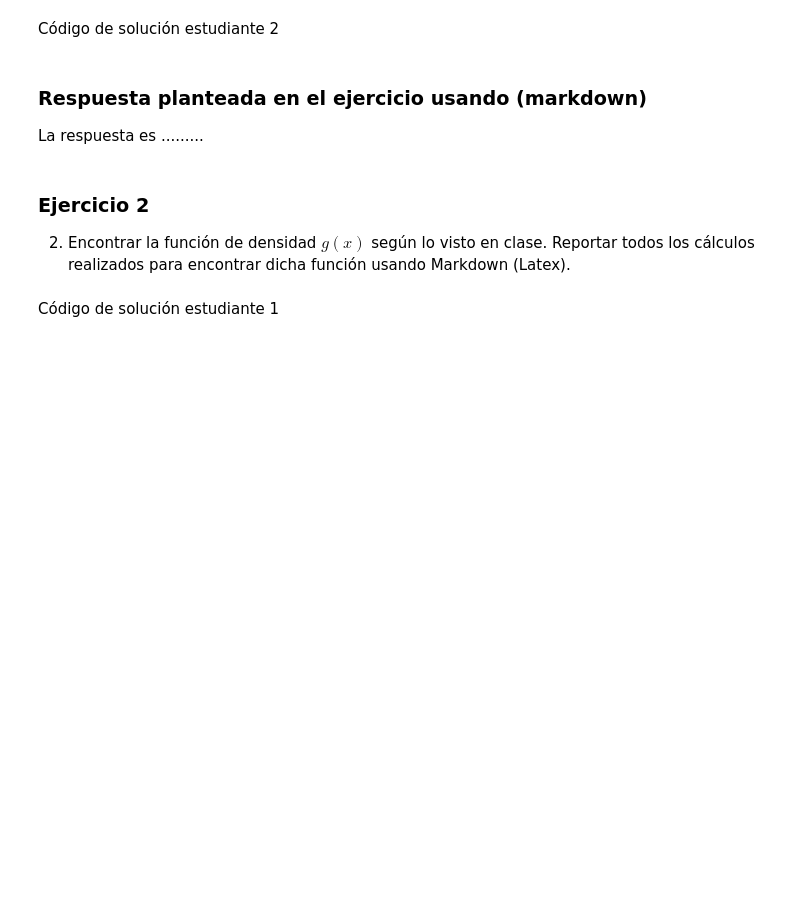
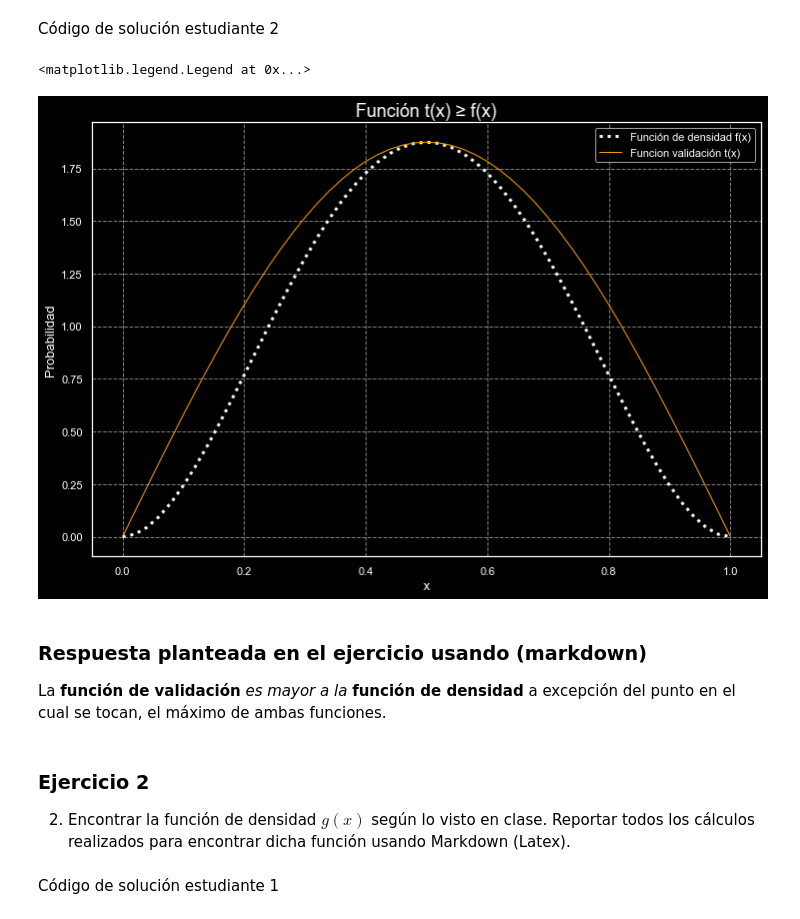
Before and after one commit to EMarquez7/Tarea6_MASanchez_EMarquez, a Jupyter notebook: Tarea 6.ipynb, the cells around one changed output. Cells and saved outputs as stored; diff of their text form; code cells hidden in the pictures; blank space fills up the shorter version.

```diff
--- a/Tarea 6.ipynb
+++ b/Tarea 6.ipynb
@@ -24,6 +24,13 @@ Responda los siguientes literales:
 1. Usar como función que mayora a $f(x)$ a $t(x)=a \sin(\pi x)$ donde a es el máximo de la función $f(x)$ y graficarlas en una misma gráfica, para validar que en realidad si cumple la condición $t(x)\geq f(x)$.
 # %% [markdown]
 Código de solución estudiante 1
+# %%
+import numpy as np
+from scipy import optimize
+import pandas as pd
+import matplotlib.pyplot as plt
+import seaborn as sns
+sns.set()
 # %%
 # Código de solución estudiante 1
 .
@@ -41,6 +44,26 @@ Código de solución estudiante 2
+# %%
+# Código de solución estudiante 2
+f = lambda x: 30 * (x**2 - 2 * x**3 + x**4) #Función objetivo
+max_f = f(optimize.fmin(lambda x:-f(x), 0, disp=False))#Máx. de f
+t = lambda x: max_f * np.sin(np.pi*x) #Función de validación
+x = np.arange(0, 1.02, .02) #Rango
+
+# Estética de Gráfico
+plt.style.use('dark_background')
+plt.rc('grid', linestyle="--", color='gray')
+plt.figure(figsize = (12, 8))
+plt.plot(x,f(x),label='Función de densidad f(x)', color='white', linewidth=3, linestyle='dotted')
+plt.plot(x,t(x),label='Funcion validación t(x)', color='orange', linewidth=1)
+plt.title('Función t(x) ≥ f(x)', fontsize = 18)
+plt.ylabel('Probabilidad', fontsize= 13)
+plt.xlabel('x', fontsize= 13)
+plt.legend()
+# %% [output]
+<matplotlib.legend.Legend at 0x...>
+[figure, added]
 # %% [markdown]
 ### Respuesta planteada en el ejercicio usando (markdown)
- La respuesta es .........
+La **función de validación** *es mayor a la* **función de densidad** a excepción del punto en el cual se tocan, el máximo de ambas funciones.
 # %% [markdown]
 ### Ejercicio 2
 2. Encontrar la función de densidad $g(x)$ según lo visto en clase. Reportar todos los cálculos realizados para encontrar dicha función usando Markdown (Latex).
```
Also changed, not shown: parts of 40 cells of this notebook.
